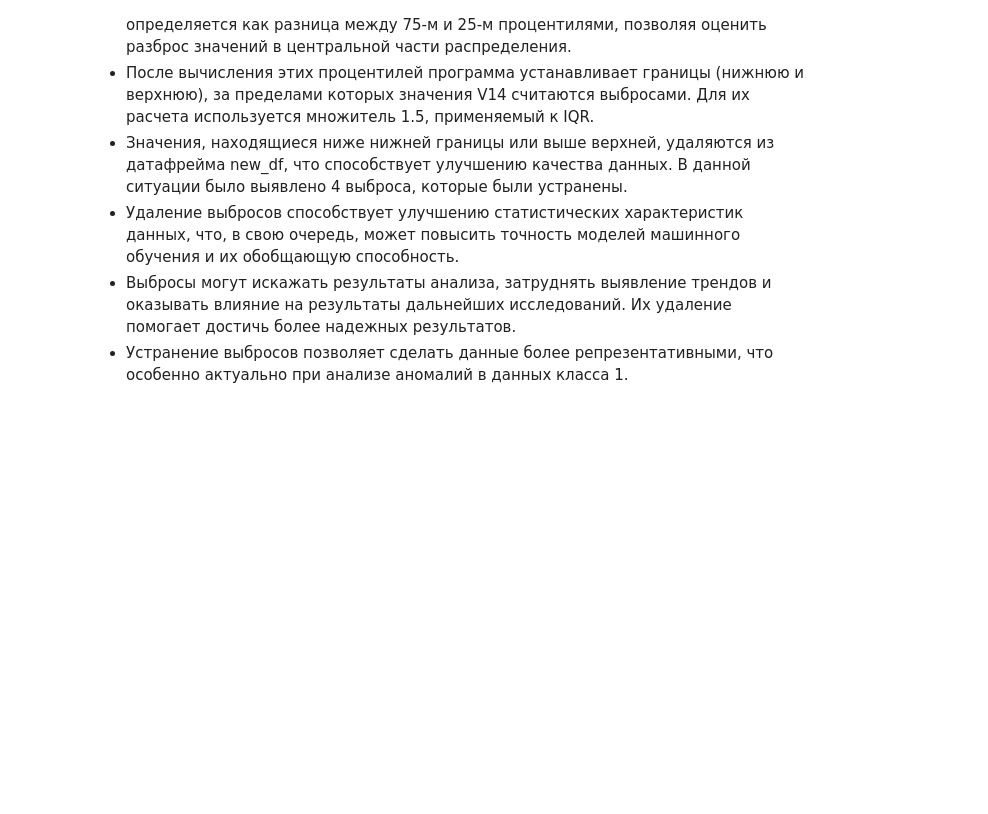
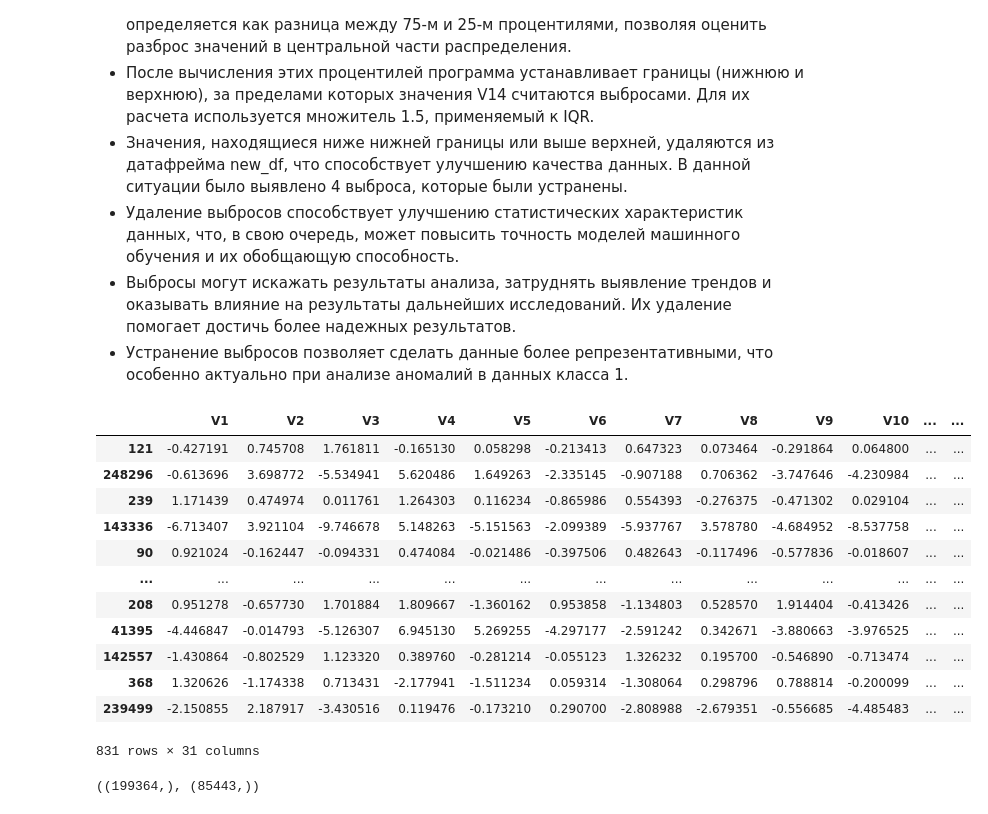
Before and after one commit to Skkodnikk/popakota, a Jupyter notebook: Untitled201.ipynb, the cells around one changed output. Drawn from its saved outputs; the diff is of its cells as text; code cells hidden in the pictures; blank space fills up the shorter version.

```diff
--- a/Untitled201.ipynb
+++ b/Untitled201.ipynb
@@ -499,3 +499,19 @@ plt.show()
 - Удаление выбросов способствует улучшению статистических характеристик данных, что, в свою очередь, может повысить точность моделей машинного обучения и их обобщающую способность.
 - Выбросы могут искажать результаты анализа, затруднять выявление трендов и оказывать влияние на результаты дальнейших исследований. Их удаление помогает достичь более надежных результатов.
 - Устранение выбросов позволяет сделать данные более репрезентативными, что особенно актуально при анализе аномалий в данных класса 1.
+# %%
+new_df
+# %% [output]
+|  | V1 | V2 | V3 | V4 | V5 | V6 | V7 | V8 | V9 | V10 | ... | ... |
+| 121 | -0.427191 | 0.745708 | 1.761811 | -0.165130 | 0.058298 | -0.213413 | 0.647323 | 0.073464 | -0.291864 | 0.064800 | ... | ... |
+| 248296 | -0.613696 | 3.698772 | -5.534941 | 5.620486 | 1.649263 | -2.335145 | -0.907188 | 0.706362 | -3.747646 | -4.230984 | ... | ... |
+| 239 | 1.171439 | 0.474974 | 0.011761 | 1.264303 | 0.116234 | -0.865986 | 0.554393 | -0.276375 | -0.471302 | 0.029104 | ... | ... |
+| 143336 | -6.713407 | 3.921104 | -9.746678 | 5.148263 | -5.151563 | -2.099389 | -5.937767 | 3.578780 | -4.684952 | -8.537758 | ... | ... |
+| 90 | 0.921024 | -0.162447 | -0.094331 | 0.474084 | -0.021486 | -0.397506 | 0.482643 | -0.117496 | -0.577836 | -0.018607 | ... | ... |
+| ... | ... | ... | ... | ... | ... | ... | ... | ... | ... | ... | ... | ... |
+| 208 | 0.951278 | -0.657730 | 1.701884 | 1.809667 | -1.360162 | 0.953858 | -1.134803 | 0.528570 | 1.914404 | -0.413426 | ... | ... |
+| 41395 | -4.446847 | -0.014793 | -5.126307 | 6.945130 | 5.269255 | -4.297177 | -2.591242 | 0.342671 | -3.880663 | -3.976525 | ... | ... |
+| 142557 | -1.430864 | -0.802529 | 1.123320 | 0.389760 | -0.281214 | -0.055123 | 1.326232 | 0.195700 | -0.546890 | -0.713474 | ... | ... |
+| 368 | 1.320626 | -1.174338 | 0.713431 | -2.177941 | -1.511234 | 0.059314 | -1.308064 | 0.298796 | 0.788814 | -0.200099 | ... | ... |
+| 239499 | -2.150855 | 2.187917 | -3.430516 | 0.119476 | -0.173210 | 0.290700 | -2.808988 | -2.679351 | -0.556685 | -4.485483 | ... | ... |
+831 rows × 31 columns
@@ -501,0 +532,7 @@ plt.show()
+# %%
+X = df.drop('Class', axis=1)
+Y = df['Class']
+X_train, X_test, Y_train, Y_test = train_test_split(X, Y, train_size=0.7)
+Y_train.shape, Y_test.shape
+# %% [output]
+((199364,), (85443,))
```
Also changed, not shown: parts of 17 cells of this notebook.
